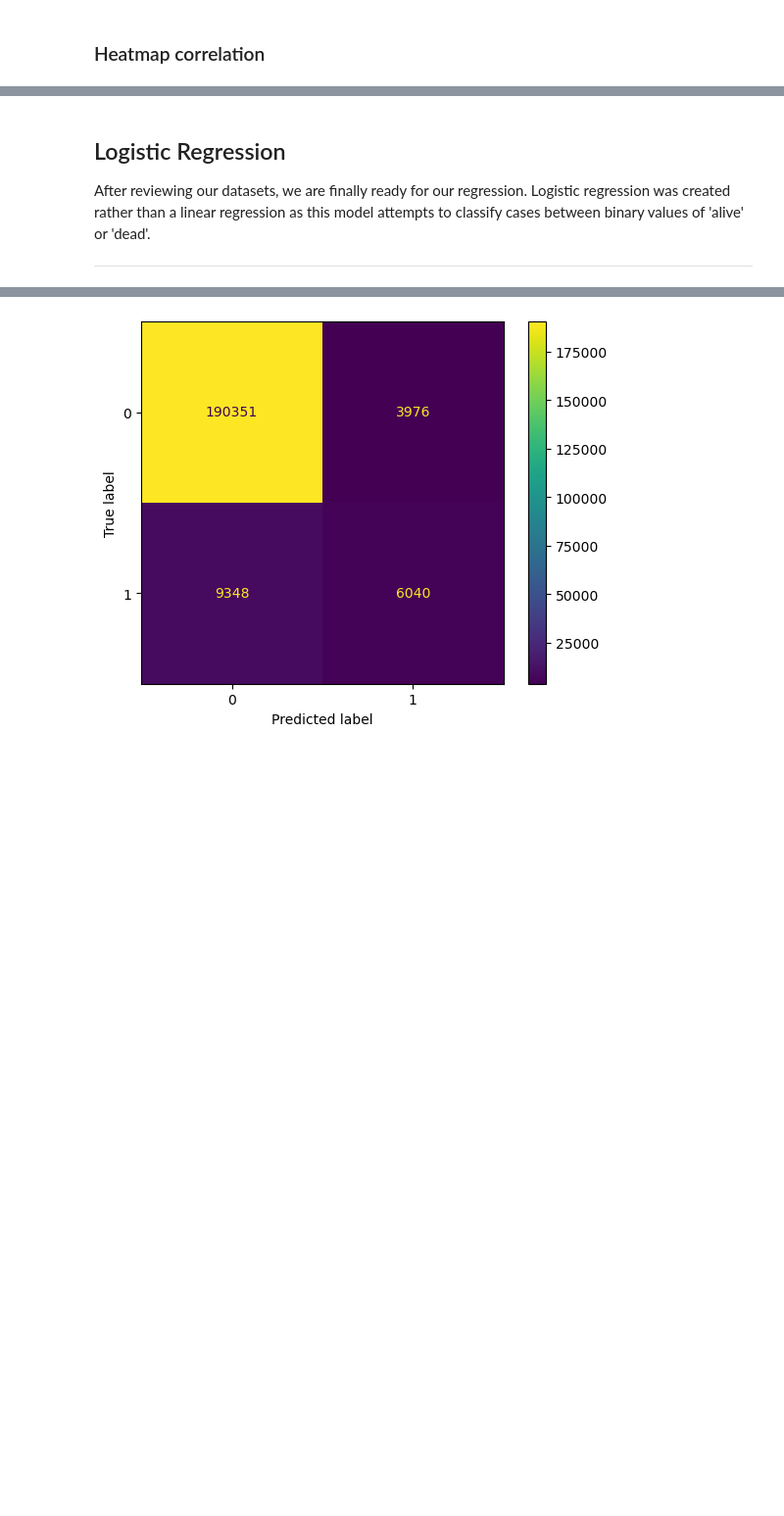
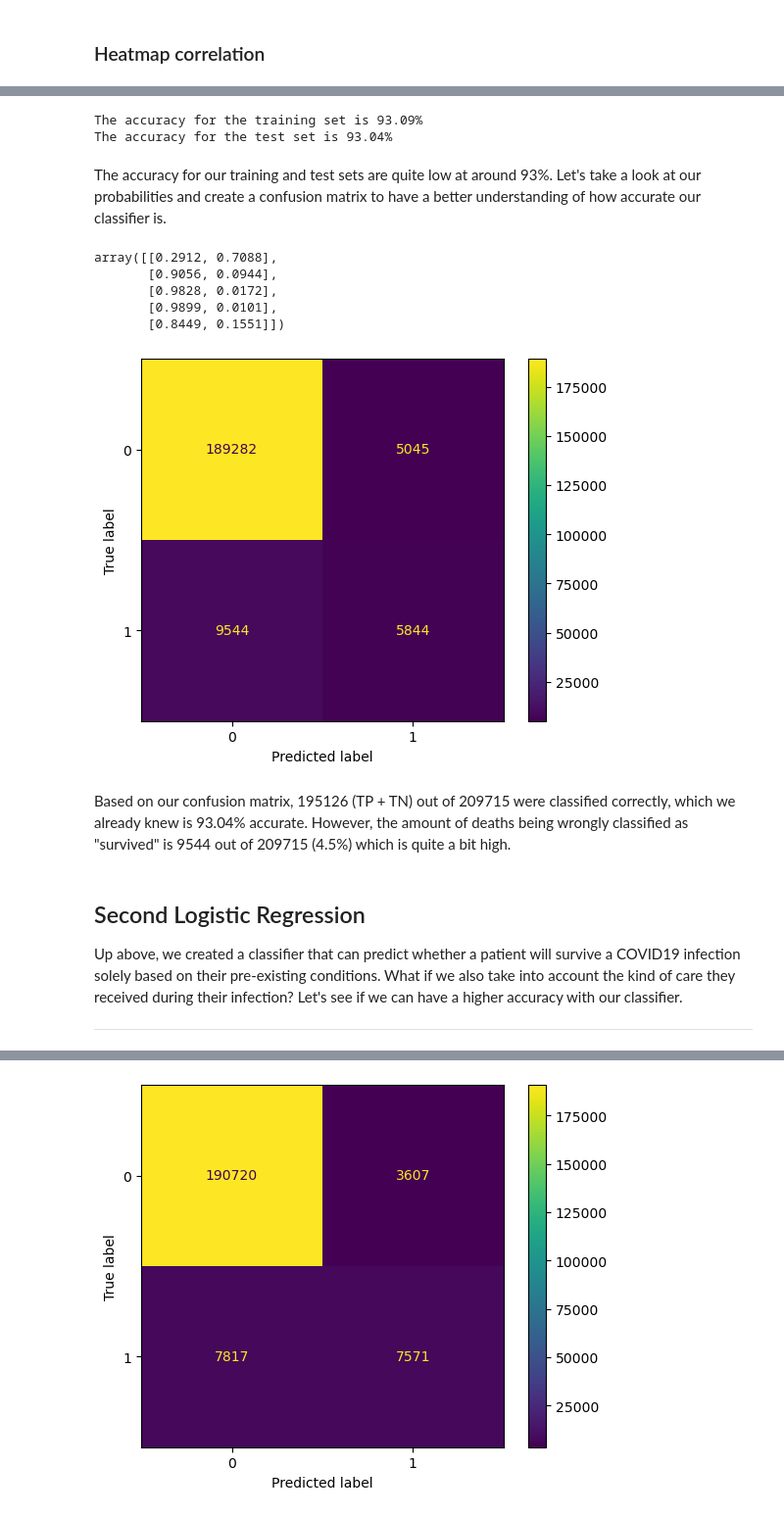
Before and after one commit to mfngoi/covid_data_analyisis, a Jupyter notebook: final_covid_analysis.ipynb, the cells around one changed output, grey strips where cells are left out. Shown at 98% size. Drawn from its saved outputs; the diff is of its cells as text; code cells hidden in the pictures; blank space fills up the shorter version.

```diff
--- a/final_covid_analysis.ipynb
+++ b/final_covid_analysis.ipynb
@@ -369,7 +378,51 @@ Through our df_expired histogram, we can also see that a lot of patients that pa
+# %%
+y = df.DATE_DIED
+X = df.iloc[:, df.columns != 'DATE_DIED']
+
+X_train, X_test, y_train, y_test = train_test_split(X, y, test_size=0.20, random_state=12, stratify=y)
+
+model = LogisticRegression();
+model.fit(X_train, y_train)
+train_accuracy = model.score(X_train, y_train)
+
+scaler = preprocessing.StandardScaler().fit(X_train)
+X_train_scaled = pd.DataFrame(scaler.transform(X_train), columns = X_train.columns)
+X_test_scaled = pd.DataFrame(scaler.transform(X_test), columns = X_test.columns)
+
+model = LogisticRegression();
+model.fit(X_train_scaled, y_train)
+train_accuracy = model.score(X_train_scaled, y_train)
+print(f'The accuracy for the training set is {100 * train_accuracy:.2f}%')
+test_accuracy = model.score(X_test_scaled, y_test)
+print(f'The accuracy for the test set is {100 * test_accuracy:.2f}%')
+# %% [output]
+The accuracy for the training set is 93.09%
+The accuracy for the test set is 93.04%
+# %% [markdown]
+The accuracy for our training and test sets are quite low at around 93%. Let's take a look at our probabilities and create a confusion matrix to have a better understanding of how accurate our classifier is.
+# %%
+probs = model.predict_proba(X_test_scaled)
+np.set_printoptions(precision=4, suppress=True)
+probs[:5]
+# %% [output]
+array([[0.2912, 0.7088],
+       [0.9056, 0.0944],
+       [0.9828, 0.0172],
+       [0.9899, 0.0101],
+       [0.8449, 0.1551]])
+# %%
+cm = confusion_matrix(y_test, model.predict(X_test_scaled))
+disp = ConfusionMatrixDisplay(confusion_matrix=cm, display_labels=model.classes_)
+disp.plot()
+plt.show()
+# %% [output]
+[figure, added]
+# %% [markdown]
+Based on our confusion matrix, 195126 (TP + TN) out of 209715 were classified correctly, which we already knew is 93.04% accurate. However, the amount of deaths being wrongly classified as "survived" is 9544 out of 209715 (4.5%) which is quite a bit high.
 # %% [markdown]
-## Logistic Regression
+## Second Logistic Regression
 
-After reviewing our datasets, we are finally ready for our regression. Logistic regression was created rather than a linear regression as this model attempts to classify cases between binary values of 'alive' or 'dead'.
+Up above, we created a classifier that can predict whether a patient will survive a COVID19 infection solely based on their pre-existing conditions. What if we also take into account the kind of care they received during their infection? Let's see if we can have a higher accuracy with our classifier.
 
 ---
 # %%
```
Also changed, not shown: parts of 34 cells of this notebook.
